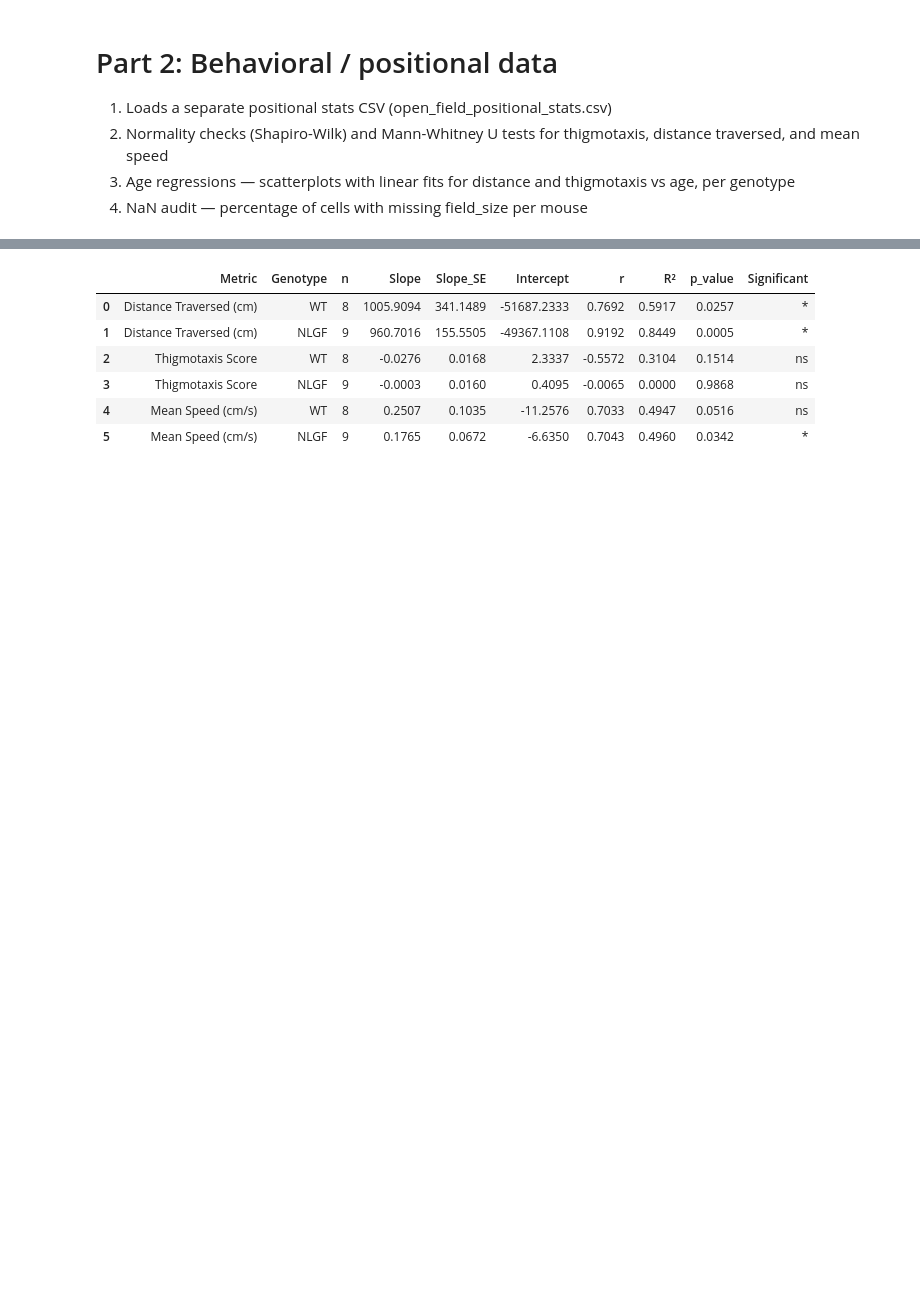
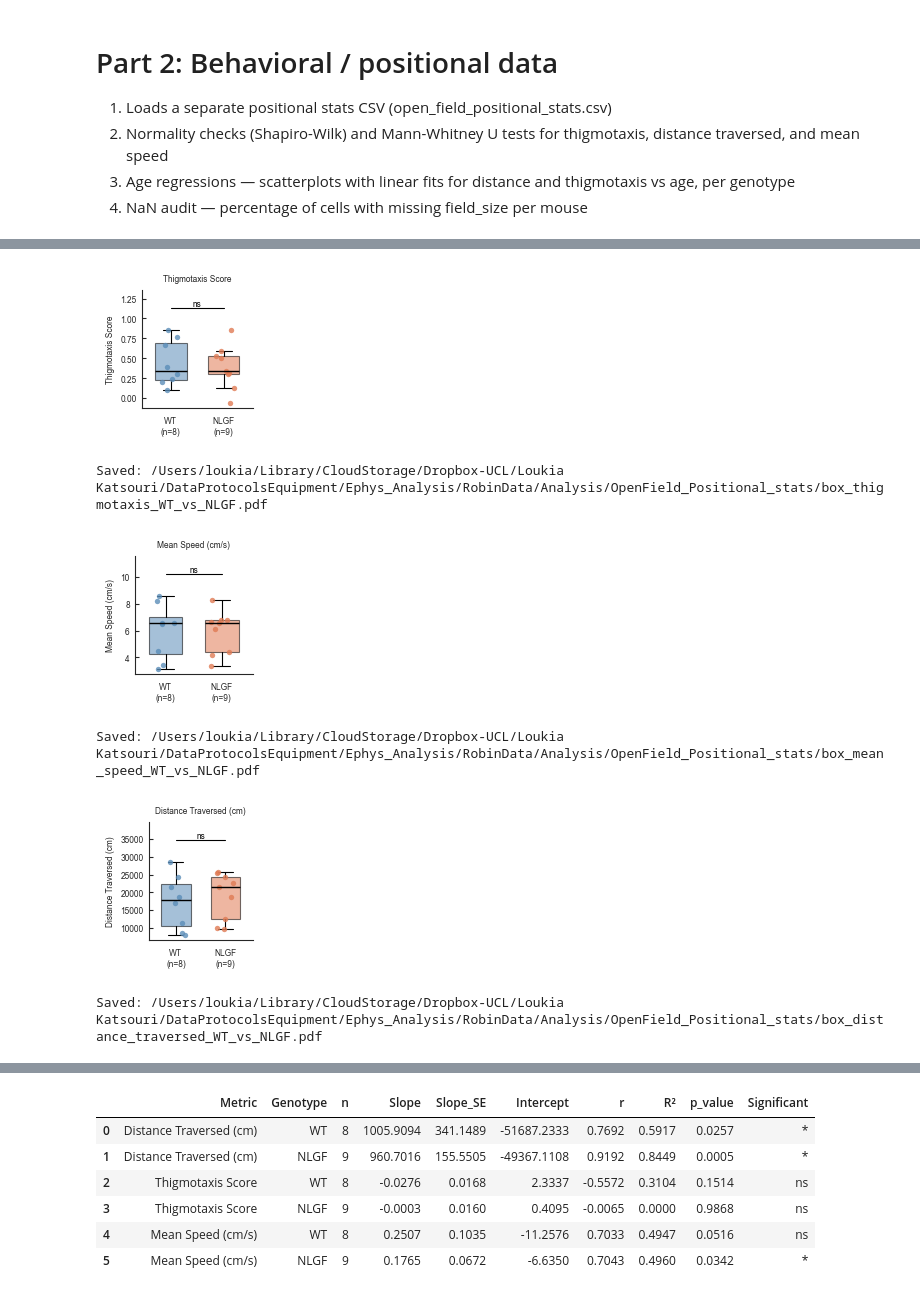
Before and after one commit to lkatsouri/NLGF_ephys_AXONA_data, a Jupyter notebook: ephys_openField_analysis.ipynb, the cells around one changed output, grey strips where cells are left out. Saved outputs shown, nothing was run; the diff lists cells and outputs as text; code cells hidden in the pictures; blank space fills up the shorter version.

```diff
--- a/ephys_openField_analysis.ipynb
+++ b/ephys_openField_analysis.ipynb
@@ -6234,34 +6270,41 @@ for metric in ["thigmotaxis", "mean_speed", "distance_traversed"]:
         all_v  = np.concatenate(list(vals.values()))
         y_top  = np.nanmax(all_v)
         y_rng  = np.nanmax(all_v) - np.nanmin(all_v) or 1.0
         bar_y  = y_top + 0.30 * y_rng
         tip_y  = bar_y
         x0, x1 = 0, len(genos) - 1
         ax.plot([x0, x0, x1, x1], [tip_y, bar_y, bar_y, tip_y],
                 color="black", linewidth=0.8, zorder=10)
         ax.text((x0 + x1) / 2, bar_y, stars,
                 ha="center", va="bottom", fontsize=6,
                 fontweight="normal", color="black", zorder=10)
         y_lo, y_hi = ax.get_ylim()
         ax.set_ylim(y_lo, max(y_hi, bar_y + 0.25 * y_rng))
 
     # ── Axis styling ──────────────────────────────────────────────────────────
     ax.set_xticks(list(range(len(genos))))
     ax.set_xticklabels([f"{g}\n(n={len(vals[g])})" for g in genos])
     ax.set_xlim(-0.55, len(genos) - 0.45)
     ax.set_ylabel(ylabel)
-    ax.set_title(f"{ylabel}", fontsize=6, fontweight="regular")
+    ax.set_title(f"{ylabel}", fontsize=7, fontweight="bold")
     ax.spines["top"].set_visible(False)
     ax.spines["right"].set_visible(False)
     ax.tick_params(axis="x", width=0.8, length=3)
     ax.tick_params(axis="y", width=0.8, length=3, direction="in")
     plt.tight_layout(pad=0.2)
 
     out_path = OPEN_FIELD_Pos_OUTDIR / f"box_{metric}_WT_vs_NLGF.pdf"
     fig.savefig(out_path)
     plt.show()
     plt.close(fig)
     print(f"Saved: {out_path}")
+# %% [output]
+[figure, added]
+Saved: /Users/loukia/Library/CloudStorage/Dropbox-UCL/Loukia Katsouri/DataProtocolsEquipment/Ephys_Analysis/RobinData/Analysis/OpenField_Positional_stats/box_thigmotaxis_WT_vs_NLGF.pdf
+[figure, added]
+Saved: /Users/loukia/Library/CloudStorage/Dropbox-UCL/Loukia Katsouri/DataProtocolsEquipment/Ephys_Analysis/RobinData/Analysis/OpenField_Positional_stats/box_mean_speed_WT_vs_NLGF.pdf
+[figure, added]
+Saved: /Users/loukia/Library/CloudStorage/Dropbox-UCL/Loukia Katsouri/DataProtocolsEquipment/Ephys_Analysis/RobinData/Analysis/OpenField_Positional_stats/box_distance_traversed_WT_vs_NLGF.pdf
 # %%
 """
 Scatterplot with linear regression: distance_traversed vs age by Genotype
```
Also changed, not shown: parts of 12 cells of this notebook.
